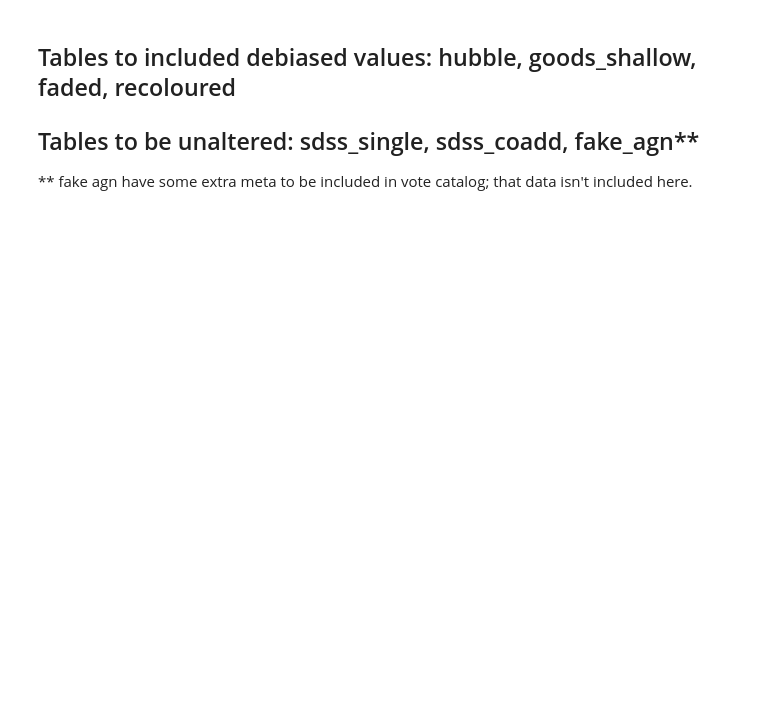
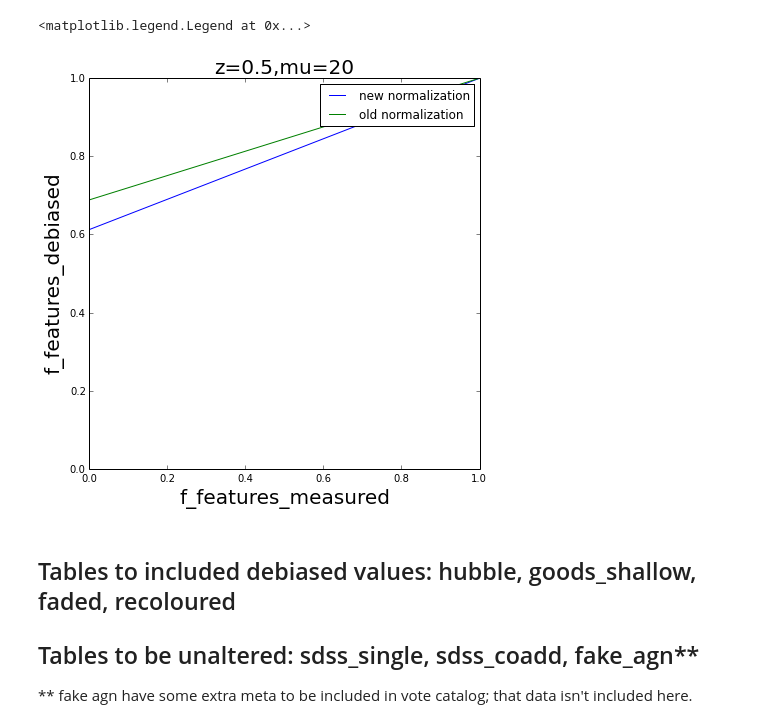
Before and after one commit to willettk/gzhubble, a Jupyter notebook: python/creating_debiased_catalog/STEP_4_hubble_catalog.ipynb, the cells around one changed output. Saved outputs shown, nothing was run; the diff lists cells and outputs as text; code cells hidden in the pictures; blank space fills up the shorter version.

```diff
--- a/python/creating_debiased_catalog/STEP_4_hubble_catalog.ipynb
+++ b/python/creating_debiased_catalog/STEP_4_hubble_catalog.ipynb
@@ -42,11 +46,37 @@ def fhat_mel(f,z,z0,zeta_hat):
     val = 1. - (1. - f)*np.exp(-(z - z0)/ zeta_hat)
 
     return val
+
+def fhat(f,z,z0,zeta_hat):
+
+
+    y = f*np.exp((z-z0)/zeta_hat)
+
+    return y
+
 #assume zeta_hat is a linear function of surface brightness
 def zeta_hat_lin(SB):
 
     val = 10.**((SB*slope) + intercept)
     return val
+def zeta_hat_lin_old(SB):
+
+    val = 10.**((SB*old_slope) + old_intercept)
+    return val
+# %%
+f=plt.figure(figsize=(7,7))
+x = np.linspace(0,1,100)
+plt.plot(x,fhat_mel(x,.5,.3,zeta_hat_lin(21)),label='new normalization')
+plt.plot(x,fhat_mel(x,.5,.3,zeta_hat_lin_old(21)),label='old normalization')
+
+plt.title('z=0.5,mu=20',fontsize=20)
+plt.ylim(0,1)
+plt.xlabel('f_features_measured',fontsize=20)
+plt.ylabel('f_features_debiased',fontsize=20)
+plt.legend()
+# %% [output]
+<matplotlib.legend.Legend at 0x...>
+[figure, added]
 # %% [markdown]
 ## Tables to included debiased values: hubble, goods_shallow, faded, recoloured
 ## Tables to be unaltered: sdss_single, sdss_coadd, fake_agn**
```
Also changed, not shown: parts of 11 cells of this notebook, 1 other file.
